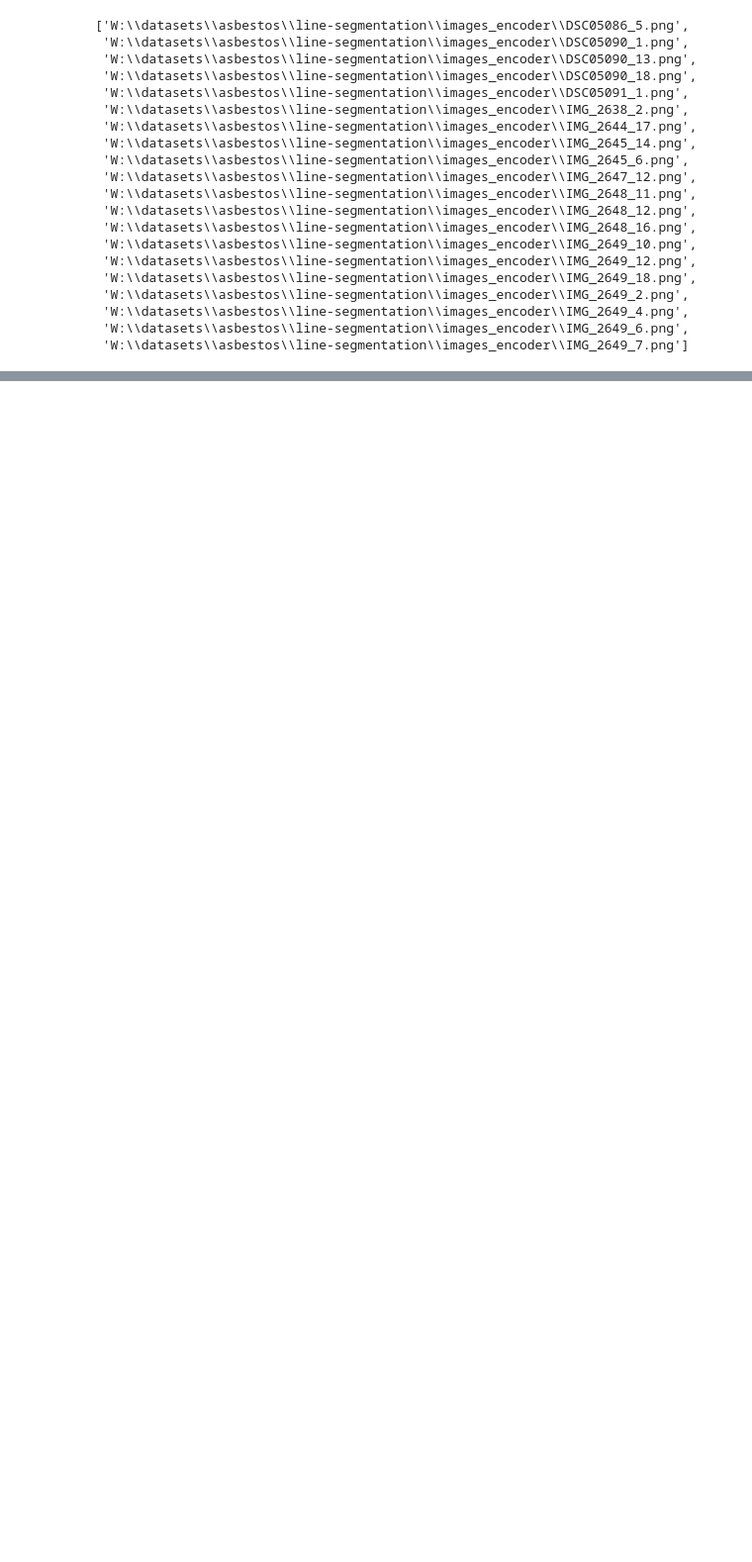
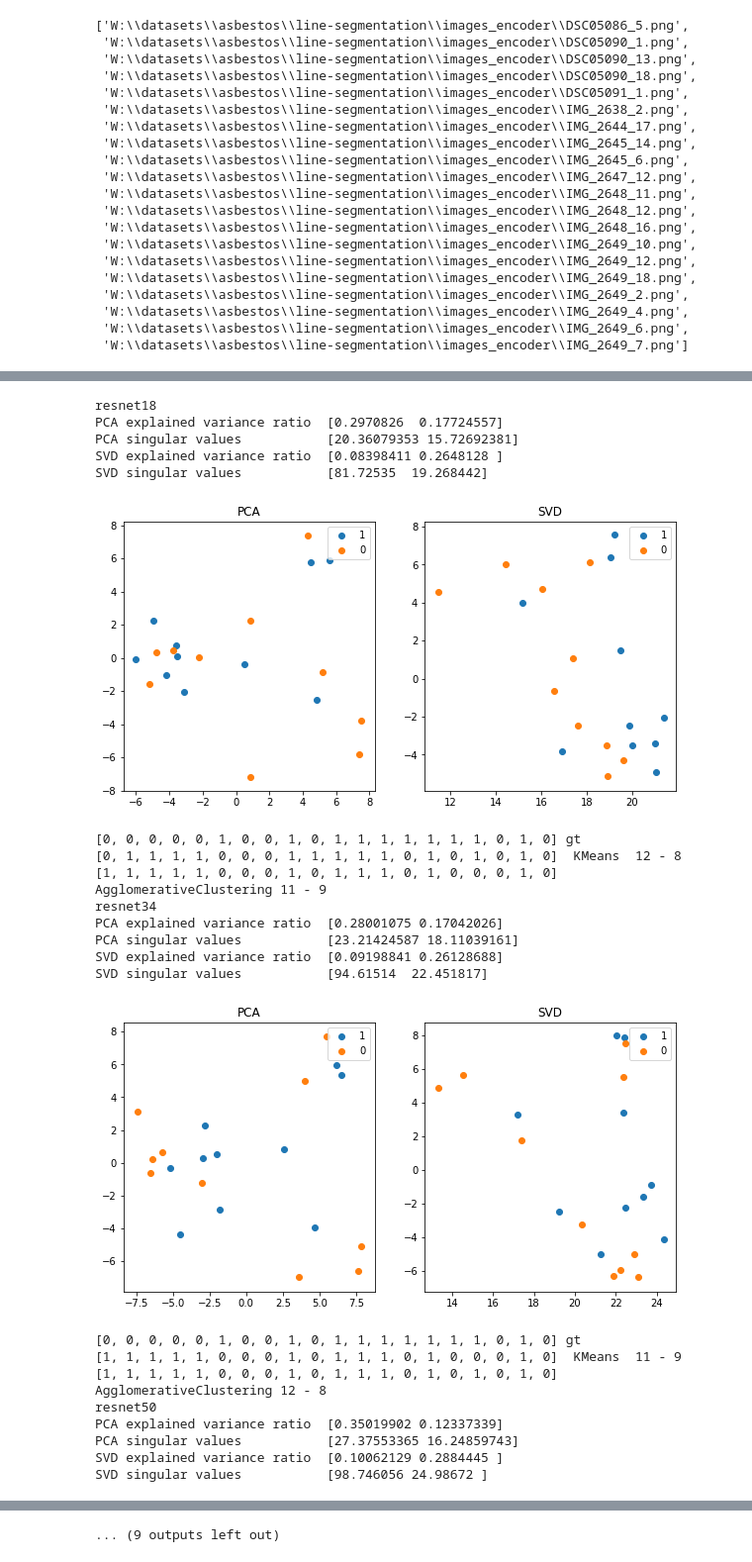
Before and after one commit to julia-komleva/dl, a Jupyter notebook: asbestos/3-macro-encoder.ipynb, the cells around one changed output, grey strips where cells are left out. Shown at 99% size. Drawn from its saved outputs; the diff is of its cells as text; code cells hidden in the pictures; blank space fills up the shorter version.

```diff
--- a/asbestos/3-macro-encoder.ipynb
+++ b/asbestos/3-macro-encoder.ipynb
@@ -386,0 +121,2 @@ plt.legend();
+# %%
+answers = [0, 0, 0, 0, 0, 1, 0, 0, 1, 0, 1, 1, 1, 1, 1, 1, 1, 0, 1, 0]
@@ -386,0 +125,15 @@ plt.legend();
+# %%
+def kmeans_ac(vectors):
+    print(answers, "gt   ")
+    kmeans = KMeans(n_clusters=2, random_state=42).fit(vectors)
+    predictions = kmeans.labels_
+    eq = sum(predictions == answers)
+    neq = sum(predictions != answers)
+
+    print(list(predictions), " KMeans ", eq,"-", neq)
+
+    ac = AgglomerativeClustering(n_clusters=2).fit(vectors)
+    predictions = ac.labels_
+    eq = sum(predictions == answers)
+    neq = sum(predictions != answers)
+    print(list(predictions), " AgglomerativeClustering", eq,"-", neq)
@@ -386,0 +142,19 @@ plt.legend();
+# %%
+def plot_PCA_SVD(vectors):
+    x1_pca, y1_pca, x2_pca, y2_pca = PCA_SVD(vectors, 'pca')
+    x1_svd, y1_svd, x2_svd, y2_svd = PCA_SVD(vectors, 'svd')
+
+    plt.figure(figsize=(10,5))
+    plt.subplot(1,2,1)
+    plt.title('PCA')
+    plt.scatter(x1_pca, y1_pca, label='1')
+    plt.scatter(x2_pca, y2_pca, label='0')
+    plt.legend()
+
+    plt.subplot(1,2,2)
+    plt.title('SVD')
+    plt.scatter(x1_svd, y1_svd, label='1')
+    plt.scatter(x2_svd, y2_svd, label='0')
+
+    plt.legend()
+    plt.show()
@@ -386,0 +179,31 @@ plt.legend();
+# %%
+%%time
+for i in ['resnet18', 'resnet34', 'resnet50', 'mobilenet_v2', 'densenet201', 'alexnet', 'resnet152', 'resnext101_32x8d', 'wide_resnet101_2', 'vgg16']:
+    print(i)
+    vectors = get_vectors(i)
+    plot_PCA_SVD(vectors)
+    kmeans_ac(vectors)
+# %% [output]
+resnet18
+PCA explained variance ratio  [0.2970826  0.17724557]
+PCA singular values           [20.36079353 15.72692381]
+SVD explained variance ratio  [0.08398411 0.2648128 ]
+SVD singular values           [81.72535  19.268442]
+[figure, added]
+[0, 0, 0, 0, 0, 1, 0, 0, 1, 0, 1, 1, 1, 1, 1, 1, 1, 0, 1, 0] gt
+[0, 1, 1, 1, 1, 0, 0, 0, 1, 1, 1, 1, 1, 0, 1, 0, 1, 0, 1, 0]  KMeans  12 - 8
+[1, 1, 1, 1, 1, 0, 0, 0, 1, 0, 1, 1, 1, 0, 1, 0, 0, 0, 1, 0]  AgglomerativeClustering 11 - 9
+resnet34
+PCA explained variance ratio  [0.28001075 0.17042026]
+PCA singular values           [23.21424587 18.11039161]
+SVD explained variance ratio  [0.09198841 0.26128688]
+SVD singular values           [94.61514  22.451817]
+[figure, added]
+[0, 0, 0, 0, 0, 1, 0, 0, 1, 0, 1, 1, 1, 1, 1, 1, 1, 0, 1, 0] gt
+[1, 1, 1, 1, 1, 0, 0, 0, 1, 0, 1, 1, 1, 0, 1, 0, 0, 0, 1, 0]  KMeans  11 - 9
+[1, 1, 1, 1, 1, 0, 0, 0, 1, 0, 1, 1, 1, 0, 1, 0, 1, 0, 1, 0]  AgglomerativeClustering 12 - 8
+resnet50
+PCA explained variance ratio  [0.35019902 0.12337339]
+PCA singular values           [27.37553365 16.24859743]
+SVD explained variance ratio  [0.10062129 0.2884445 ]
+SVD singular values           [98.746056 24.98672 ]
@@ -386,0 +238 @@ plt.legend();
+... (9 outputs left out)
```
Also changed, not shown: parts of 27 cells of this notebook.
